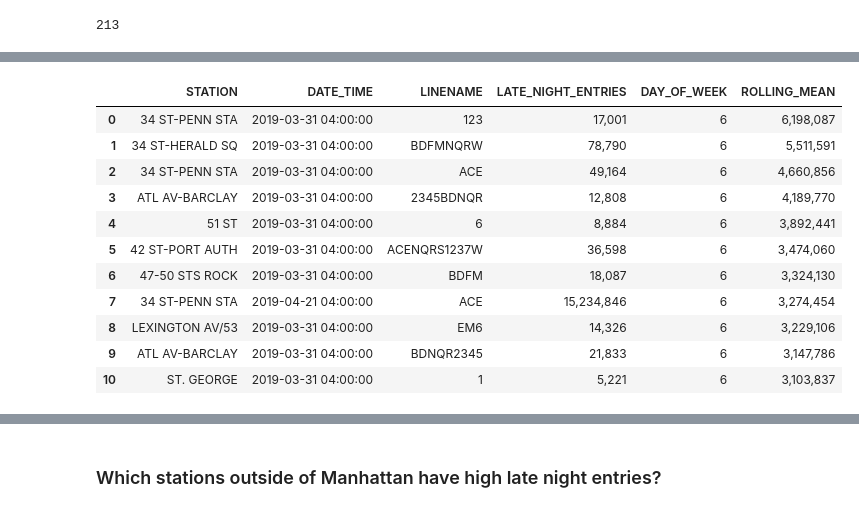
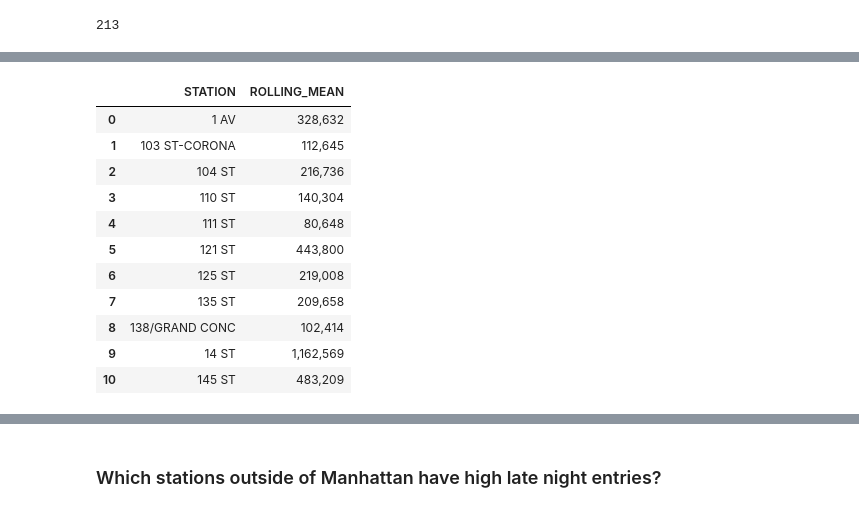
Before and after one commit to slp22/eda-project, a Jupyter notebook: EDA-project-code-sandra-paredes.ipynb, the cells around one changed output, grey strips where cells are left out. Saved outputs shown, nothing was run; the diff lists cells and outputs as text; code cells hidden in the pictures.

```diff
--- a/EDA-project-code-sandra-paredes.ipynb
+++ b/EDA-project-code-sandra-paredes.ipynb
@@ -304,18 +291,23 @@ rolling_mean_df
+# %%
+rolling_mean_group = (rolling_mean_df.groupby('STATION')[['ROLLING_MEAN']].mean())
+# %%
+rolling_mean_group.reset_index(inplace=True)
 # %%
-# Select top ten stations with the highest rolling mean on Sunday
-rolling_mean_top_ten = rolling_mean_df.loc[:10]
-rolling_mean_top_ten.head(20)
+# Select top stations with the highest rolling mean on Sunday
+rolling_mean_group.sort_values('ROLLING_MEAN', ascending=False)
+rolling_mean_group_top = rolling_mean_group.loc[:10]
+rolling_mean_group_top
 # %% [output]
-|  | STATION | DATE_TIME | LINENAME | LATE_NIGHT_ENTRIES | DAY_OF_WEEK | ROLLING_MEAN |
-| 0 | 34 ST-PENN STA | 2019-03-31 04:00:00 | 123 | 17,001 | 6 | 6,198,087 |
-| 1 | 34 ST-HERALD SQ | 2019-03-31 04:00:00 | BDFMNQRW | 78,790 | 6 | 5,511,591 |
-| 2 | 34 ST-PENN STA | 2019-03-31 04:00:00 | ACE | 49,164 | 6 | 4,660,856 |
-| 3 | ATL AV-BARCLAY | 2019-03-31 04:00:00 | 2345BDNQR | 12,808 | 6 | 4,189,770 |
-| 4 | 51 ST | 2019-03-31 04:00:00 | 6 | 8,884 | 6 | 3,892,441 |
-| 5 | 42 ST-PORT AUTH | 2019-03-31 04:00:00 | ACENQRS1237W | 36,598 | 6 | 3,474,060 |
-| 6 | 47-50 STS ROCK | 2019-03-31 04:00:00 | BDFM | 18,087 | 6 | 3,324,130 |
-| 7 | 34 ST-PENN STA | 2019-04-21 04:00:00 | ACE | 15,234,846 | 6 | 3,274,454 |
-| 8 | LEXINGTON AV/53 | 2019-03-31 04:00:00 | EM6 | 14,326 | 6 | 3,229,106 |
-| 9 | ATL AV-BARCLAY | 2019-03-31 04:00:00 | BDNQR2345 | 21,833 | 6 | 3,147,786 |
-| 10 | ST. GEORGE | 2019-03-31 04:00:00 | 1 | 5,221 | 6 | 3,103,837 |
+|  | STATION | ROLLING_MEAN |
+| 0 | 1 AV | 328,632 |
+| 1 | 103 ST-CORONA | 112,645 |
+| 2 | 104 ST | 216,736 |
+| 3 | 110 ST | 140,304 |
+| 4 | 111 ST | 80,648 |
+| 5 | 121 ST | 443,800 |
+| 6 | 125 ST | 219,008 |
+| 7 | 135 ST | 209,658 |
+| 8 | 138/GRAND CONC | 102,414 |
+| 9 | 14 ST | 1,162,569 |
+| 10 | 145 ST | 483,209 |
 # %% [markdown]
```
Also changed, not shown: parts of 14 cells of this notebook, 1 other file.
